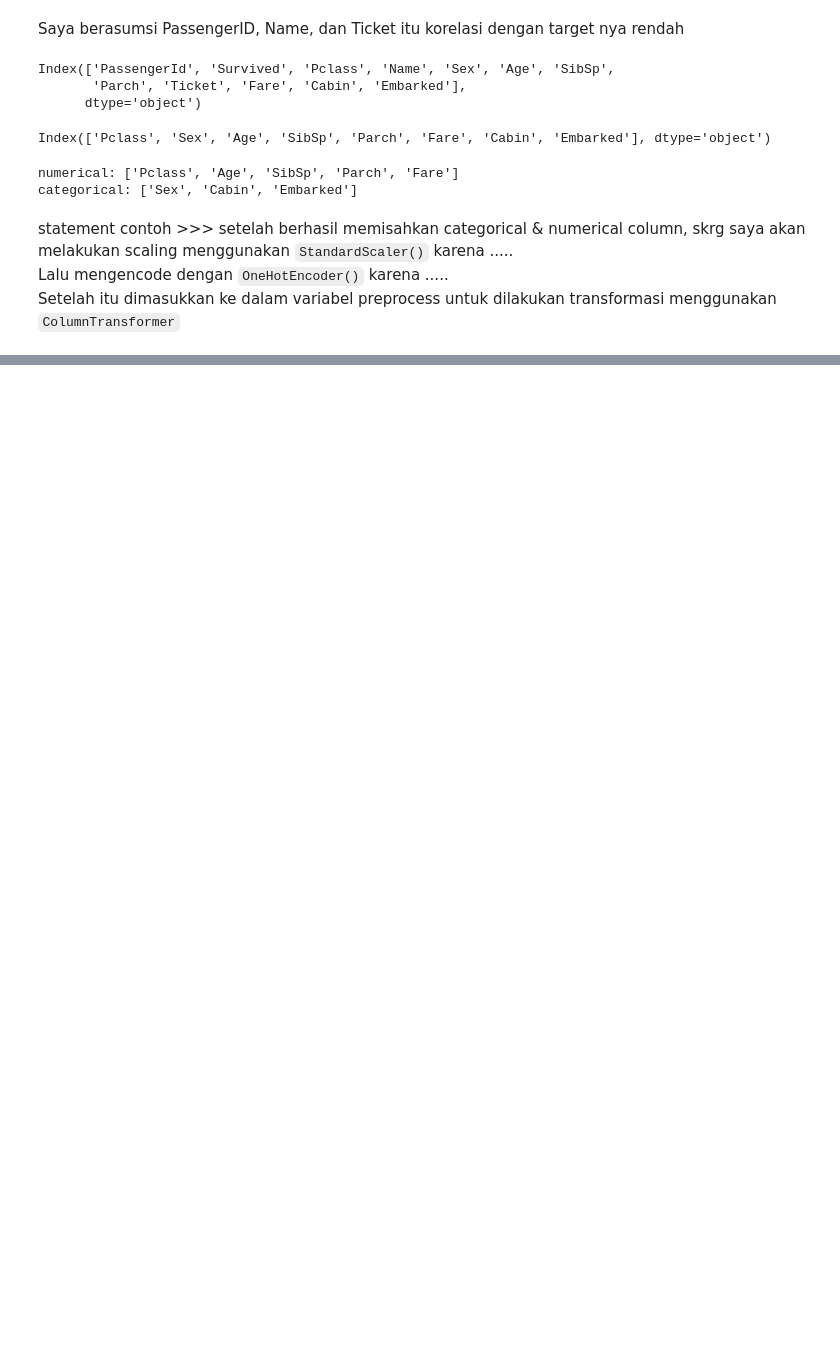
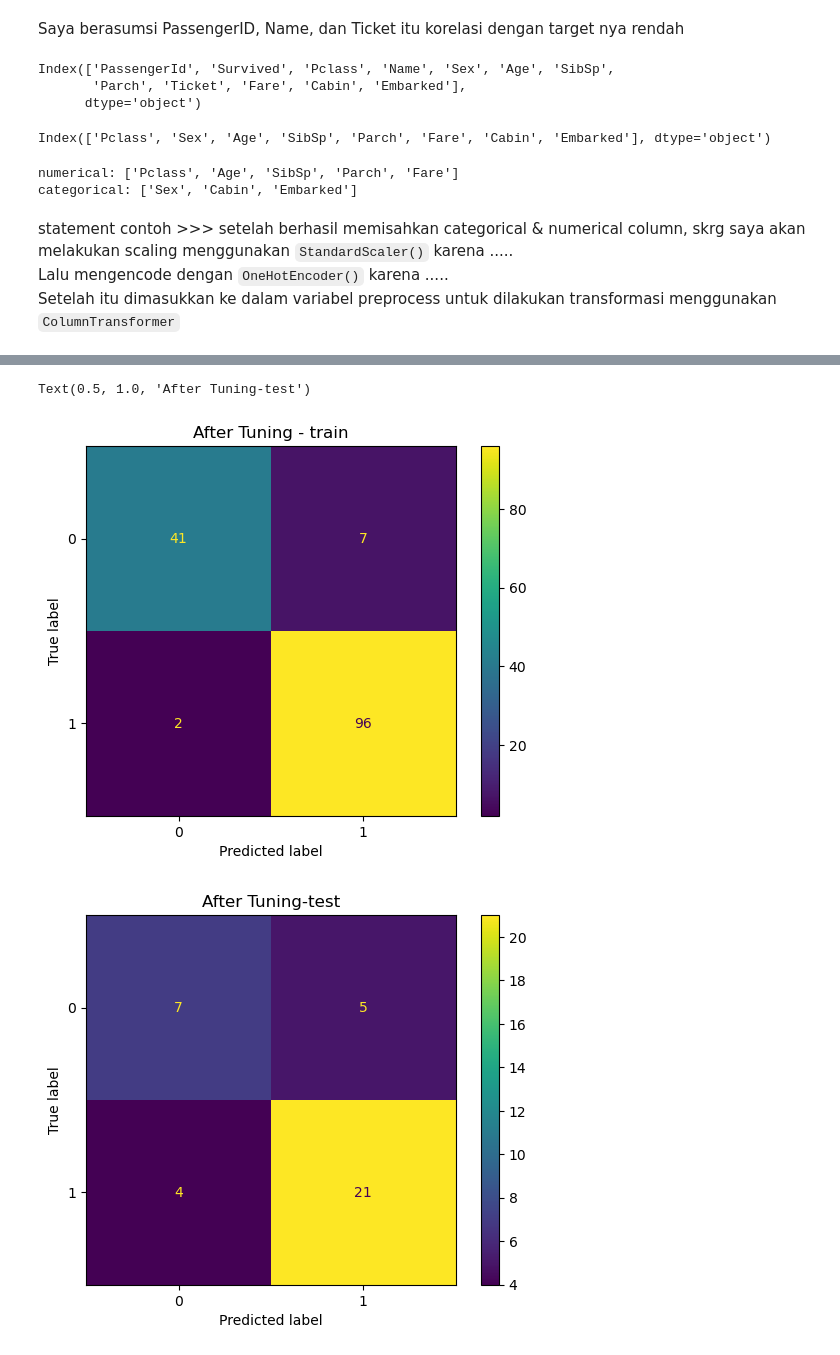
Before and after one commit to jennyaurelia/H8_1033, a Jupyter notebook: classification/titanic.ipynb, the cells around one changed output, grey strips where cells are left out. Drawn from its saved outputs; the diff is of its cells as text; code cells hidden in the pictures; blank space fills up the shorter version.

```diff
--- a/classification/titanic.ipynb
+++ b/classification/titanic.ipynb
@@ -251,0 +392,18 @@ Cross Val Mean from best model: 0.840181363352095
+# %%
+# Define the random forest parameter grid
+params = {
+    'randomforestclassifier__n_estimators':(10,20,30,40,50,60,70,80,90,100),
+    'randomforestclassifier__criterion': ['gini', 'entropy', 'log_loss'],
+    'randomforestclassifier__max_depth':(1,2,3,4,5,6,7,8,9,10),
+    'randomforestclassifier__min_samples_split':(2,4,6,8,10),
+    'randomforestclassifier__min_samples_leaf':(1,2,3,4,5)
+    }
+# Define Random search
+tuning = RandomizedSearchCV(pipe_rf, param_distributions = params, n_iter=25, cv=5, scoring='f1', n_jobs=-1, random_state=27)
+
+# Train the tune model
+tuning.fit(X_train, y_train)
+
+# Get the best parameters
+best_params = tuning.best_params_
+print(f'Best Parameters: {best_params}')
@@ -251,0 +430,14 @@ Cross Val Mean from best model: 0.840181363352095
+# %%
+# Define best param & model tuning
+best_rf = tuning.best_estimator_
+
+#  Evaluate best RF
+y_pred_train_best = best_rf.predict(X_train)
+y_pred_test_best = best_rf.predict(X_test)
+
+# Print classification report
+print(f'Random Forest - Train - After Tuning')
+print(f'{classification_report(y_train, y_pred_train_best)}')
+print('')
+print(f'Random Forest - Test - Before Tuning')
+print(f'{classification_report(y_test, y_pred_test_best)}')
@@ -251,0 +465,16 @@ Cross Val Mean from best model: 0.840181363352095
+# %%
+# Check False Negative and False Positive - After Tuning
+cm_train_best = confusion_matrix(y_train, y_pred_train_best, labels=best_rf.classes_)
+cm_test_best = confusion_matrix(y_test, y_pred_test_best, labels=best_rf.classes_)
+
+disp_train_best = ConfusionMatrixDisplay(confusion_matrix=cm_train_best,display_labels=best_rf.classes_)
+disp_train_best.plot()
+plt.title('After Tuning - train')
+
+disp_test_best = ConfusionMatrixDisplay(confusion_matrix=cm_test_best,display_labels=best_rf.classes_)
+disp_test_best.plot()
+plt.title('After Tuning-test')
+# %% [output]
+Text(0.5, 1.0, 'After Tuning-test')
+[figure, added]
+[figure, added]
```
Also changed, not shown: parts of 23 cells of this notebook, 2 other files.
